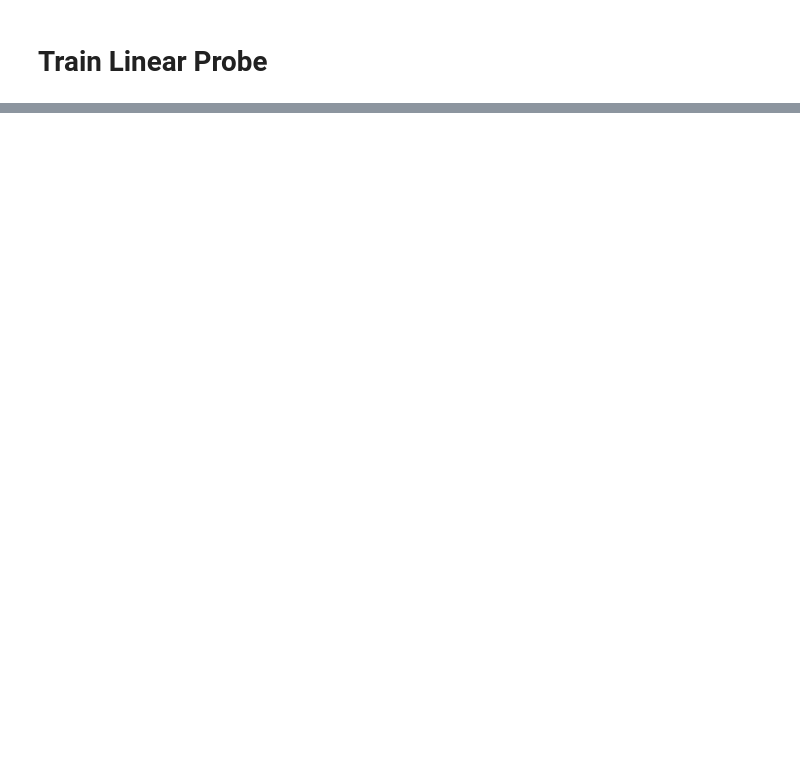
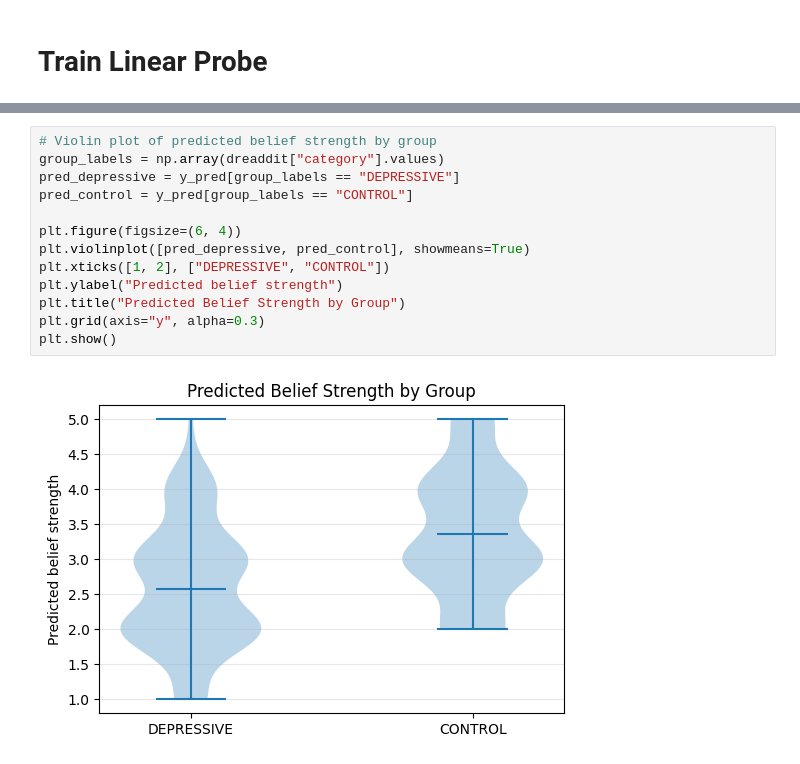
Before and after one commit to froge159/belief-project-sef, a Jupyter notebook: phase3.ipynb, the cells around one changed output, grey strips where cells are left out. Drawn from its saved outputs; the diff is of its cells as text; blank space fills up the shorter version.

```diff
--- a/phase3.ipynb
+++ b/phase3.ipynb
@@ -87,0 +351,15 @@ mean_pooled = extract_mean_pooled_hidden(dreaddit_prompts)
+# %%
+# Violin plot of predicted belief strength by group
+group_labels = np.array(dreaddit["category"].values)
+pred_depressive = y_pred[group_labels == "DEPRESSIVE"]
+pred_control = y_pred[group_labels == "CONTROL"]
+
+plt.figure(figsize=(6, 4))
+plt.violinplot([pred_depressive, pred_control], showmeans=True)
+plt.xticks([1, 2], ["DEPRESSIVE", "CONTROL"])
+plt.ylabel("Predicted belief strength")
+plt.title("Predicted Belief Strength by Group")
+plt.grid(axis="y", alpha=0.3)
+plt.show()
+# %% [output]
+[figure, added]
```
Also changed, not shown: parts of 17 cells of this notebook.
